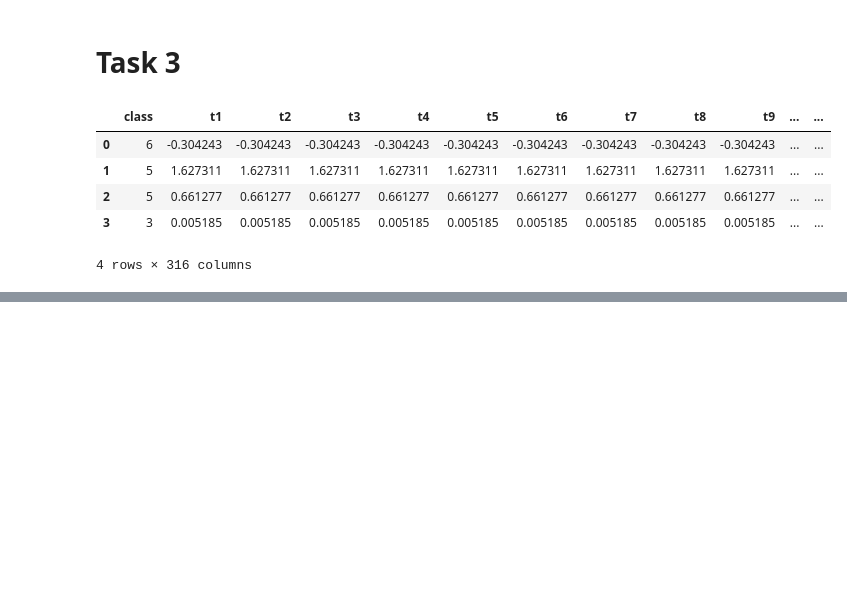
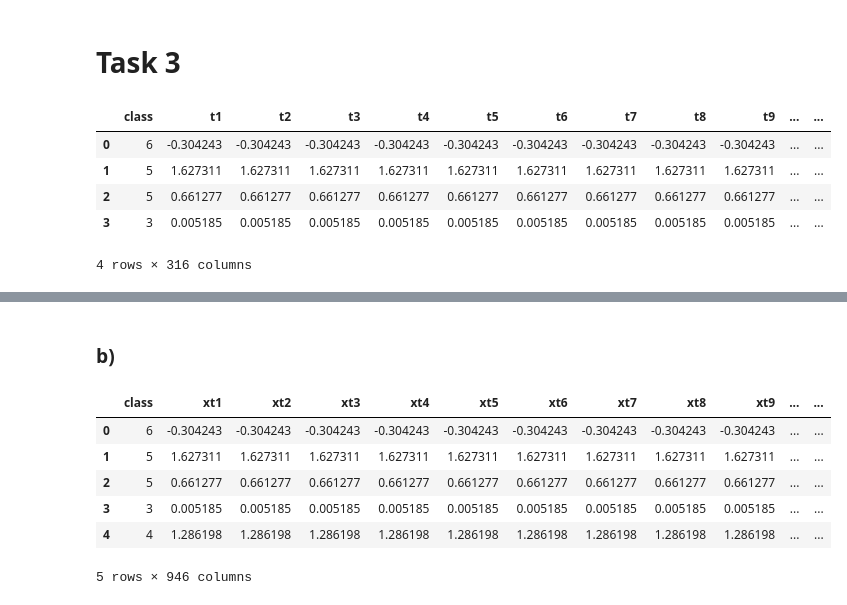
Before and after one commit to sencer4898/fall21-sencer4898, a Jupyter notebook: files/HW2.ipynb, the cells around one changed output, grey strips where cells are left out. Saved outputs shown, nothing was run; the diff lists cells and outputs as text; code cells hidden in the pictures; blank space fills up the shorter version.

```diff
--- a/files/HW2.ipynb
+++ b/files/HW2.ipynb
@@ -329,0 +328,2 @@ ax.scatter(class1_concat["x"], class1_concat["y"], class1_concat["z"]);
+# %% [markdown]
+### b)
@@ -329,0 +350,12 @@ ax.scatter(class1_concat["x"], class1_concat["y"], class1_concat["z"]);
+# %%
+# concatenate the variables
+concat_gesture_b = pd.concat([gesture_x_train_b, gesture_y_train_b, gesture_z_train_b], join="inner", axis=1)
+concat_gesture_b.head()
+# %% [output]
+|  | class | xt1 | xt2 | xt3 | xt4 | xt5 | xt6 | xt7 | xt8 | xt9 | ... | ... |
+| 0 | 6 | -0.304243 | -0.304243 | -0.304243 | -0.304243 | -0.304243 | -0.304243 | -0.304243 | -0.304243 | -0.304243 | ... | ... |
+| 1 | 5 | 1.627311 | 1.627311 | 1.627311 | 1.627311 | 1.627311 | 1.627311 | 1.627311 | 1.627311 | 1.627311 | ... | ... |
+| 2 | 5 | 0.661277 | 0.661277 | 0.661277 | 0.661277 | 0.661277 | 0.661277 | 0.661277 | 0.661277 | 0.661277 | ... | ... |
+| 3 | 3 | 0.005185 | 0.005185 | 0.005185 | 0.005185 | 0.005185 | 0.005185 | 0.005185 | 0.005185 | 0.005185 | ... | ... |
+| 4 | 4 | 1.286198 | 1.286198 | 1.286198 | 1.286198 | 1.286198 | 1.286198 | 1.286198 | 1.286198 | 1.286198 | ... | ... |
+5 rows × 946 columns
```
Also changed, not shown: parts of 29 cells of this notebook, 1 other file.
